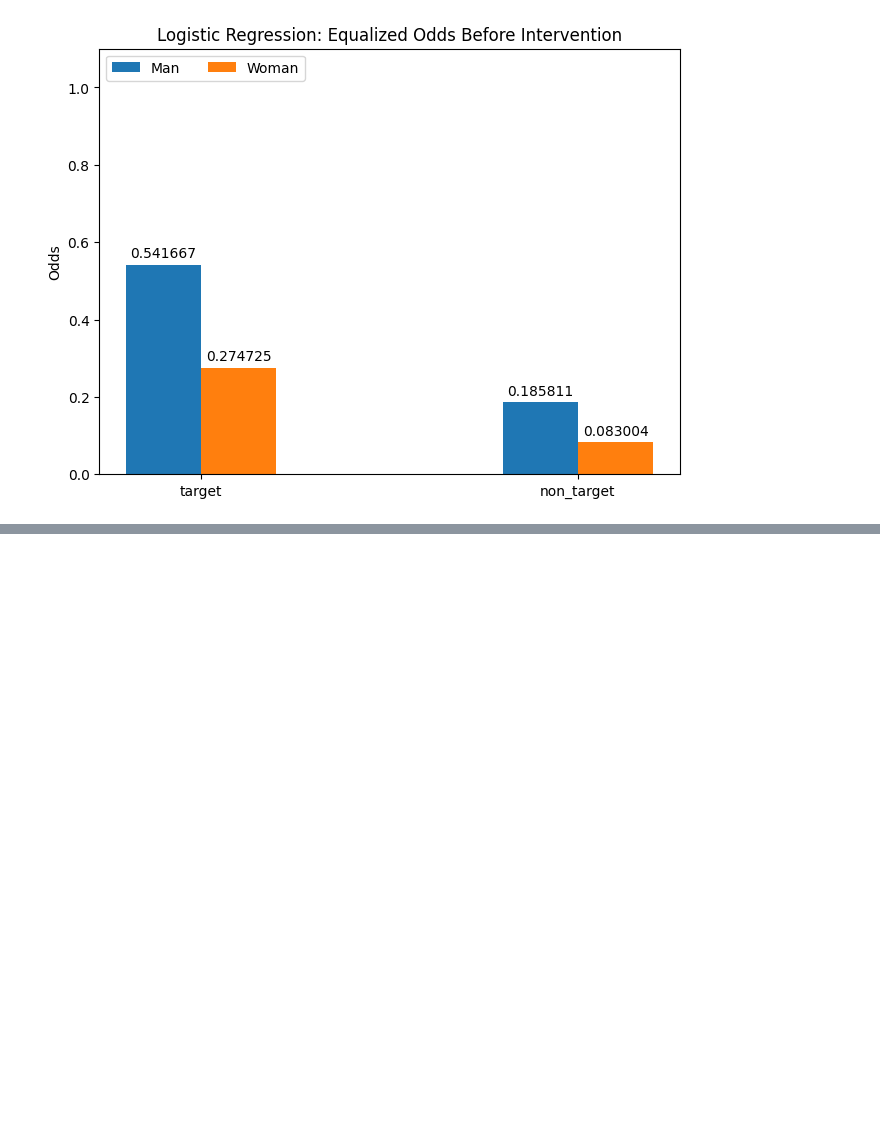
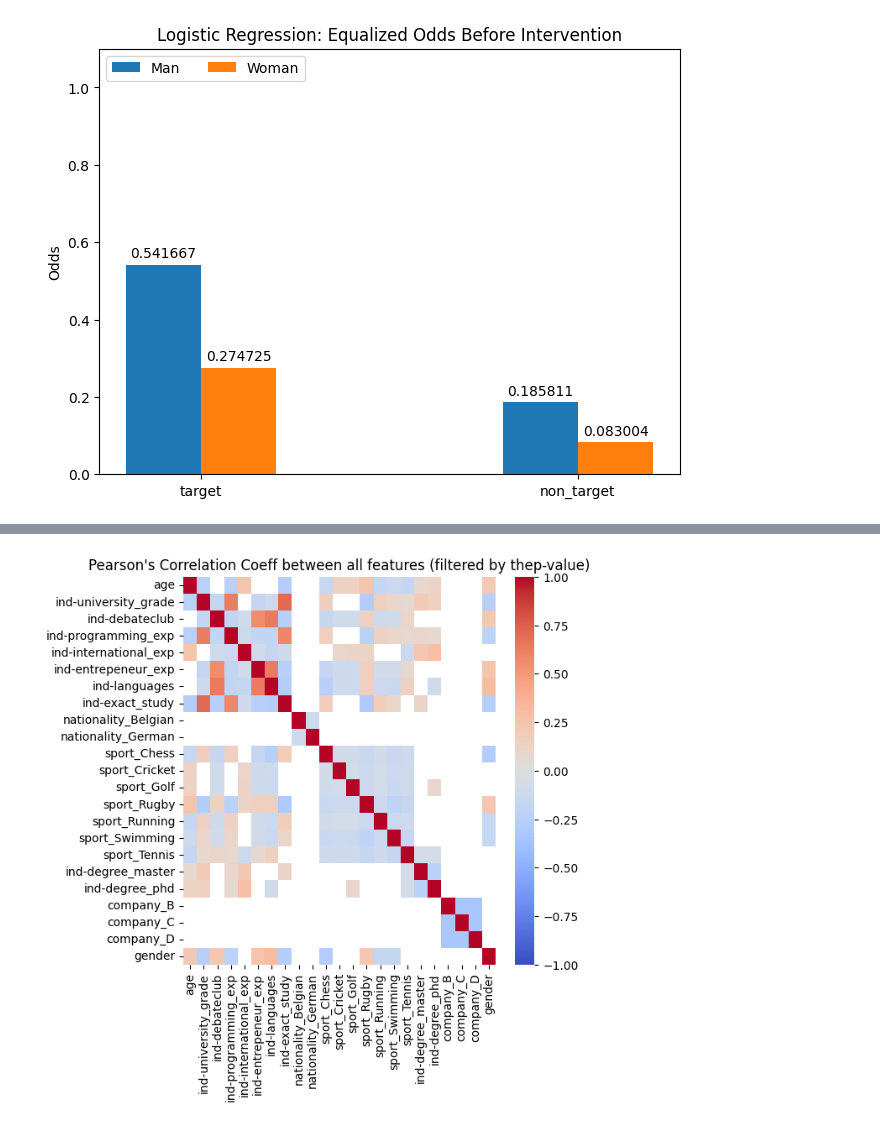
Before and after one commit to MiriamEspinosa/Gender_Fairness_Recruitment, a Jupyter notebook: Final_Assignment/final_assignment.ipynb, the cells around one changed output, grey strips where cells are left out. Cells and saved outputs as stored; diff of their text form; code cells hidden in the pictures; blank space fills up the shorter version.

```diff
--- a/Final_Assignment/final_assignment.ipynb
+++ b/Final_Assignment/final_assignment.ipynb
@@ -410,0 +601,6 @@ plt.show()
+# %%
+# Drop the "redundant" columns
+print("Columns with the protected features:")
+for i, f in enumerate(data.columns):
+    if ("gender" in f):
+        print("Column ID: %s" %i, "(%s)"%f)
@@ -410,0 +610,11 @@ plt.show()
+# %%
+X_train_copy = X_train.copy()
+print(type(X_train_copy))
+X_test_copy = X_test.copy()
+print(type(X_test_copy))
+
+X_train_copy['gender'] = X_train_copy['gender_male']
+X_test_copy['gender'] = X_test_copy['gender_male']
+
+X_train_copy.drop(columns=["gender_male"], inplace=True)
+X_test_copy.drop(columns=["gender_male"], inplace=True)
@@ -410,0 +624,6 @@ plt.show()
+# %%
+# Scale all features (even OHE)
+scaler = StandardScaler().fit(X_train_copy)
+Xs_train = scaler.transform(X_train_copy)
+Xs_test = scaler.transform(X_test_copy)
+n_features = X_train_copy.shape[1]
@@ -410,0 +654,13 @@ plt.show()
+# %%
+n_features = X_train.shape[1]
+alpha = 0.05 # Significance level
+corrected_alpha = alpha / (n_features**2/2) # Bonferroni correction for multiple testings
+
+# Compute correlation matrix
+corr = np.zeros((n_features, n_features))
+p = np.zeros((n_features, n_features))
+for i in range(n_features):
+    for j in range(n_features):
+        corr[i,j], p[i,j] = pearsonr(Xs_train[:,i], Xs_train[:,j])
+        if np.isnan(corr[i,j]):
+            p[i,j] = 1
@@ -410,0 +678,8 @@ plt.show()
+# %%
+### Visualise full correlarion matrix
+plt.figure(figsize=(6,6))
+sns.heatmap(corr, cmap="coolwarm", xticklabels=X_train_copy.columns, yticklabels=X_train_copy.columns, mask= p > corrected_alpha, vmin=-1, vmax=1) ## mask if p is higher
+plt.title("Pearson's Correlation Coeff between all features (filtered by thep-value)")
+plt.show()
+# %% [output]
+[figure, added]
```
Also changed, not shown: parts of 42 cells of this notebook.
